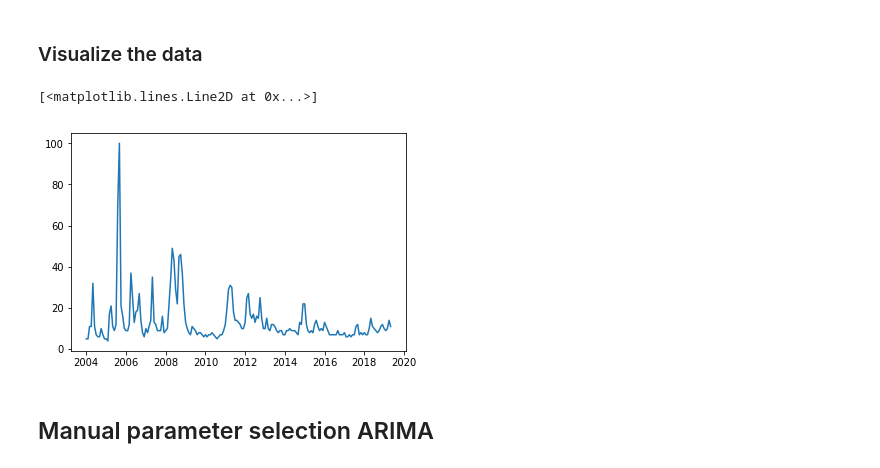
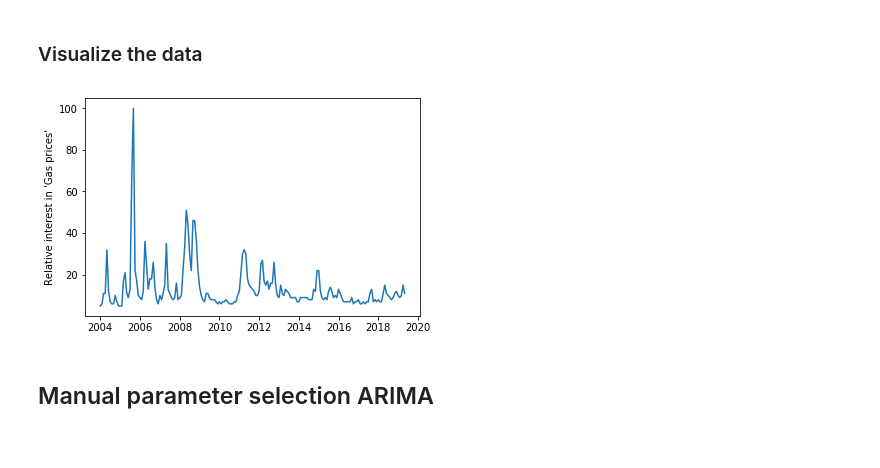
Before and after one commit to Allen-Z-4230/FutureGas, a Jupyter notebook: google_trends.ipynb, the cells around one changed output. Saved outputs shown, nothing was run; the diff lists cells and outputs as text; code cells hidden in the pictures.

```diff
--- a/google_trends.ipynb
+++ b/google_trends.ipynb
@@ -83,8 +83,9 @@ interest_df.describe()
 ### Visualize the data
 # %%
 plt.plot(interest_df[kw])
+plt.ylabel('Relative interest in \'{}\''.format(kw))
+plt.show()
 # %% [output]
-[<matplotlib.lines.Line2D at 0x...>]
-[figure, old version]
+[figure, new version]
 # %% [markdown]
 ## Manual parameter selection ARIMA
```
Also changed, not shown: parts of 19 cells of this notebook, 1 other file.
